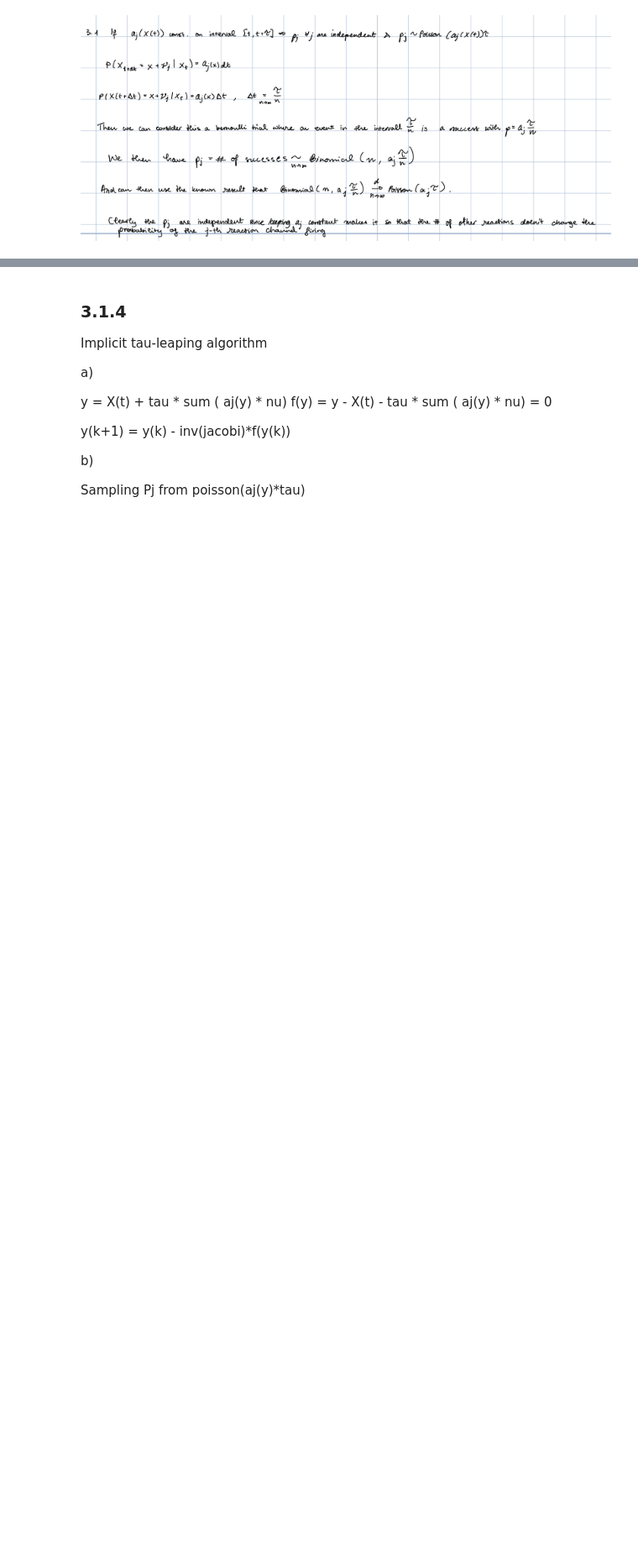
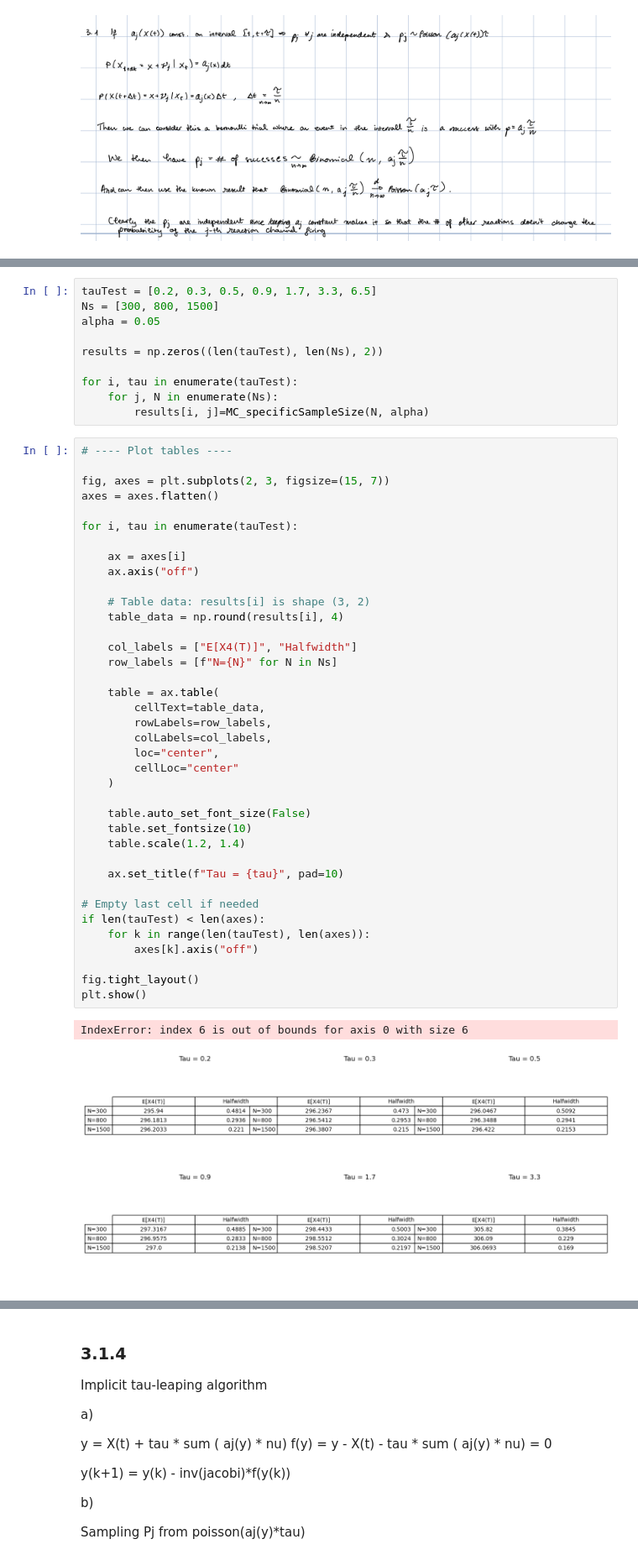
Before and after one commit to marieke-vaske/StochSimProjectSRN, a Jupyter notebook: Section 3.1.ipynb, the cells around one changed output, grey strips where cells are left out. Shown: that part at 84% size. Drawn from its saved outputs; the diff is of its cells as text; blank space fills up the shorter version.

```diff
--- a/Section 3.1.ipynb
+++ b/Section 3.1.ipynb
@@ -109,0 +244,51 @@ Calculated by N =  1765  iterations
+# %%
+tauTest = [0.2, 0.3, 0.5, 0.9, 1.7, 3.3, 6.5]
+Ns = [300, 800, 1500]
+alpha = 0.05
+
+results = np.zeros((len(tauTest), len(Ns), 2))
+
+for i, tau in enumerate(tauTest):
+    for j, N in enumerate(Ns):
+        results[i, j]=MC_specificSampleSize(N, alpha)
+# %%
+# ---- Plot tables ----
+
+fig, axes = plt.subplots(2, 3, figsize=(15, 7))
+axes = axes.flatten()
+
+for i, tau in enumerate(tauTest):
+
+    ax = axes[i]
+    ax.axis("off")
+
+    # Table data: results[i] is shape (3, 2)
+    table_data = np.round(results[i], 4)
+
+    col_labels = ["E[X4(T)]", "Halfwidth"]
+    row_labels = [f"N={N}" for N in Ns]
+
+    table = ax.table(
+        cellText=table_data,
+        rowLabels=row_labels,
+        colLabels=col_labels,
+        loc="center",
+        cellLoc="center"
+    )
+
+    table.auto_set_font_size(False)
+    table.set_fontsize(10)
+    table.scale(1.2, 1.4)
+
+    ax.set_title(f"Tau = {tau}", pad=10)
+
+# Empty last cell if needed
+if len(tauTest) < len(axes):
+    for k in range(len(tauTest), len(axes)):
+        axes[k].axis("off")
+
+fig.tight_layout()
+plt.show()
+# %% [output]
+IndexError: index 6 is out of bounds for axis 0 with size 6
+[figure, added]
```
Also changed, not shown: parts of 29 cells of this notebook, 1 other file.
